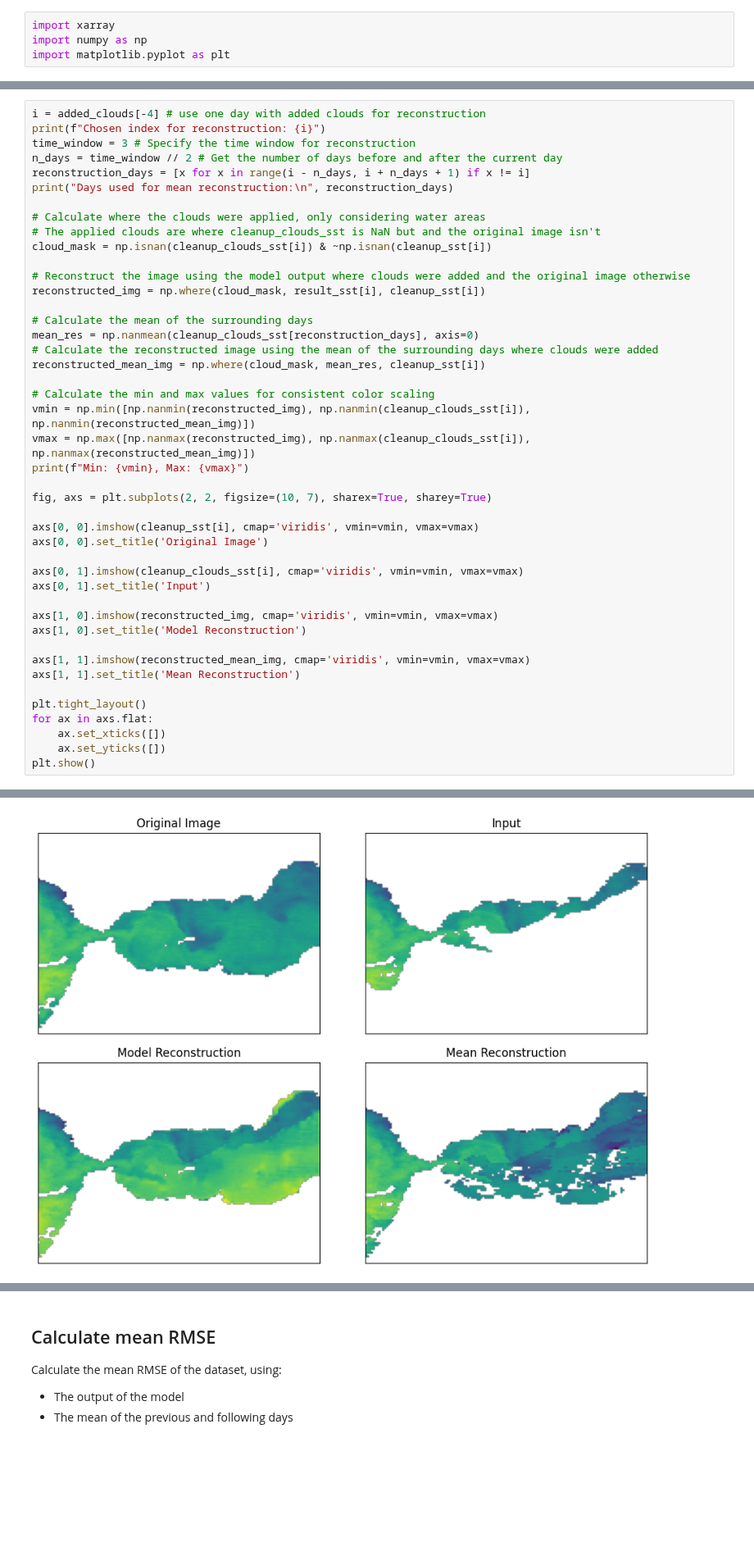
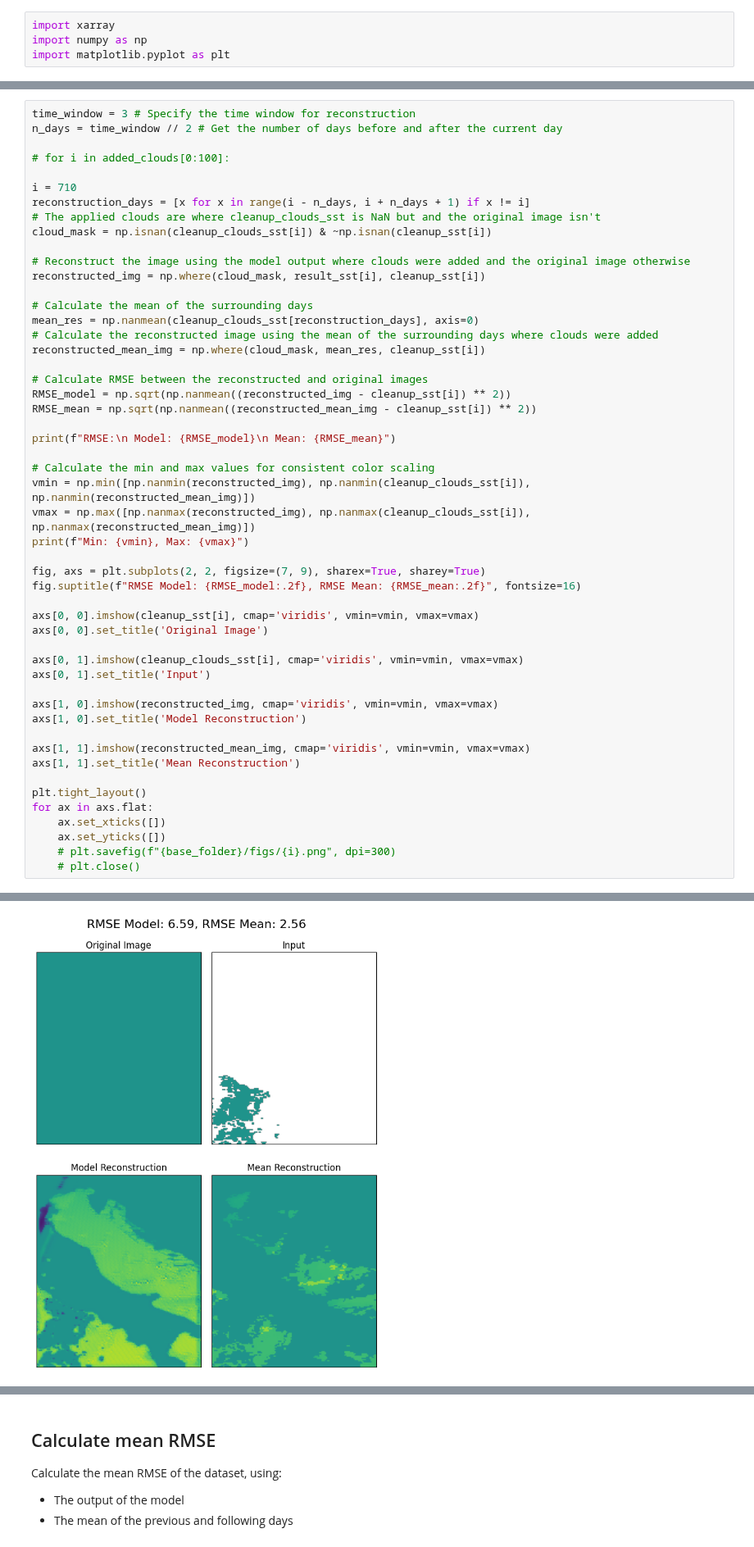
Before and after one commit to LisaDaVinchie/DINCAE.jl, a Jupyter notebook: data_analysis.ipynb, the cells around one changed output, grey strips where cells are left out. Shown at 82% size. Drawn from its saved outputs; the diff is of its cells as text; blank space fills up the shorter version.

Commit message:
Saving plots now'

```diff
--- a/data_analysis.ipynb
+++ b/data_analysis.ipynb
@@ -56,12 +76,11 @@ plt.colorbar()
 # %%
-i = added_clouds[-4] # use one day with added clouds for reconstruction
-print(f"Chosen index for reconstruction: {i}")
 time_window = 3 # Specify the time window for reconstruction
 n_days = time_window // 2 # Get the number of days before and after the current day
+
+# for i in added_clouds[0:100]:
+
+i = 710
 reconstruction_days = [x for x in range(i - n_days, i + n_days + 1) if x != i]
-print("Days used for mean reconstruction:\n", reconstruction_days)
-
-# Calculate where the clouds were applied, only considering water areas
 # The applied clouds are where cleanup_clouds_sst is NaN but and the original image isn't
 cloud_mask = np.isnan(cleanup_clouds_sst[i]) & ~np.isnan(cleanup_sst[i])
 
@@ -73,12 +92,19 @@ mean_res = np.nanmean(cleanup_clouds_sst[reconstruction_days], axis=0)
 # Calculate the reconstructed image using the mean of the surrounding days where clouds were added
 reconstructed_mean_img = np.where(cloud_mask, mean_res, cleanup_sst[i])
 
+# Calculate RMSE between the reconstructed and original images
+RMSE_model = np.sqrt(np.nanmean((reconstructed_img - cleanup_sst[i]) ** 2))
+RMSE_mean = np.sqrt(np.nanmean((reconstructed_mean_img - cleanup_sst[i]) ** 2))
+
+print(f"RMSE:\n Model: {RMSE_model}\n Mean: {RMSE_mean}")
+
 # Calculate the min and max values for consistent color scaling
 vmin = np.min([np.nanmin(reconstructed_img), np.nanmin(cleanup_clouds_sst[i]), np.nanmin(reconstructed_mean_img)])
 vmax = np.max([np.nanmax(reconstructed_img), np.nanmax(cleanup_clouds_sst[i]), np.nanmax(reconstructed_mean_img)])
 print(f"Min: {vmin}, Max: {vmax}")
 
-fig, axs = plt.subplots(2, 2, figsize=(10, 7), sharex=True, sharey=True)
+fig, axs = plt.subplots(2, 2, figsize=(7, 9), sharex=True, sharey=True)
+fig.suptitle(f"RMSE Model: {RMSE_model:.2f}, RMSE Mean: {RMSE_mean:.2f}", fontsize=16)
 
 axs[0, 0].imshow(cleanup_sst[i], cmap='viridis', vmin=vmin, vmax=vmax)
 axs[0, 0].set_title('Original Image')
@@ -96,5 +122,6 @@ plt.tight_layout()
 for ax in axs.flat:
     ax.set_xticks([])
     ax.set_yticks([])
-plt.show()
+    # plt.savefig(f"{base_folder}/figs/{i}.png", dpi=300)
+    # plt.close()
 # %% [output]
@@ -105,4 +132,4 @@ Min: 13.550389289855957, Max: 20.466402053833008
-[figure, old version]
+[figure, new version]
 # %%
 plt.imshow(np.isnan(cleanup_clouds_sst[i]) & ~np.isnan(cleanup_sst[i]), cmap='gray')
 plt.colorbar()
```
Also changed, not shown: parts of 11 cells of this notebook.
